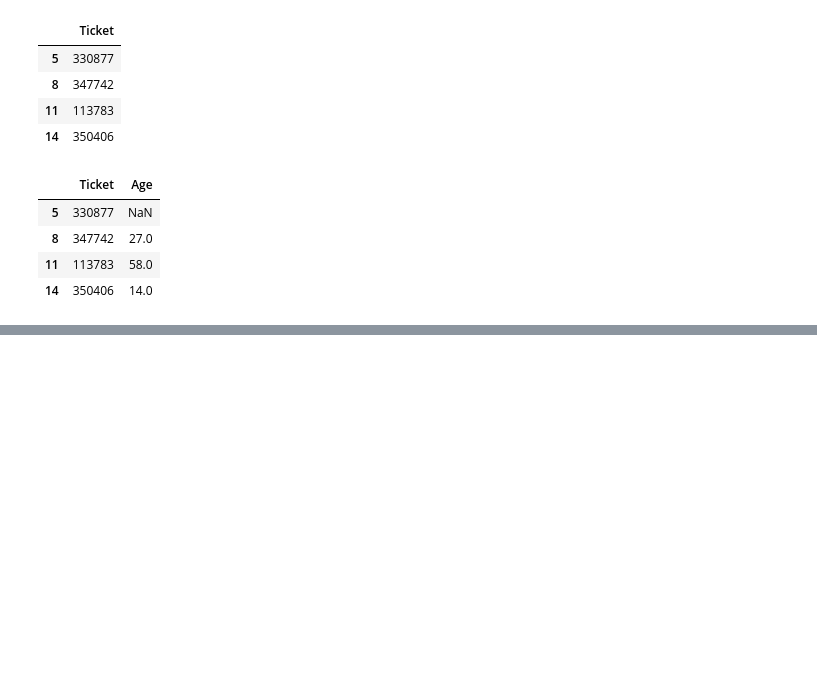
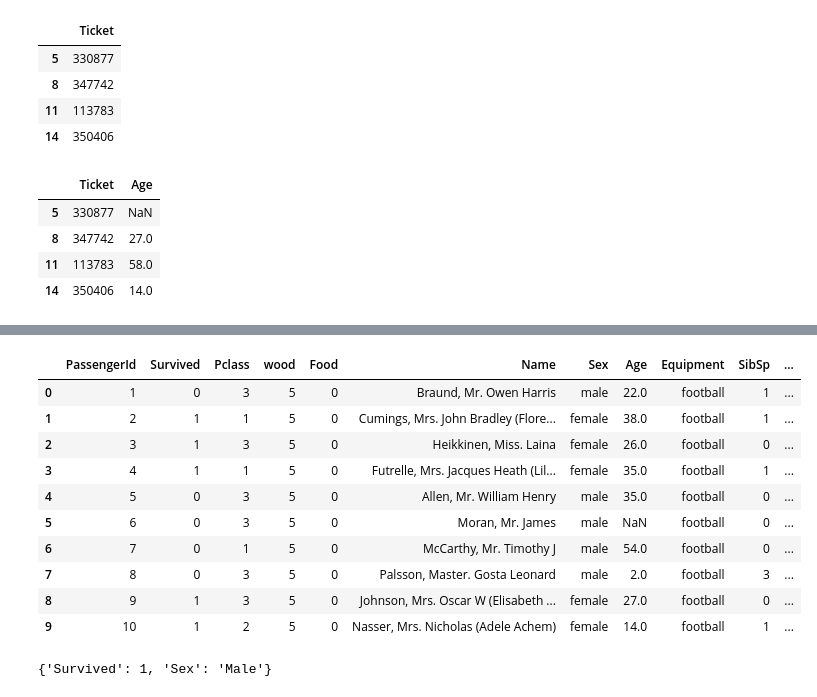
Before and after one commit to bilalramzan01/AI-Engineering-by-The-iScale, a Jupyter notebook: Python for Ai Engineering/Unit 13 - PANDAS/PANDAS.ipynb, the cells around one changed output, grey strips where cells are left out. Saved outputs shown, nothing was run; the diff lists cells and outputs as text; code cells hidden in the pictures; blank space fills up the shorter version.

```diff
--- a/Python for Ai Engineering/Unit 13 - PANDAS/PANDAS.ipynb
+++ b/Python for Ai Engineering/Unit 13 - PANDAS/PANDAS.ipynb
@@ -170,0 +180,5 @@ df[['Ticket', 'Age']][5:15:3]
+# %%
+# Add custom column at the end
+
+df['Bilal'] = 3
+df.head()
@@ -170,0 +192,5 @@ df[['Ticket', 'Age']][5:15:3]
+# %%
+# Add custom column at any place
+
+df.insert( loc=3 , column = 'wood', value =5)
+df.head()
@@ -170,0 +204,24 @@ df[['Ticket', 'Age']][5:15:3]
+# %%
+df.insert(loc = 8, column = 'Equipment', value = "football")
+df.head(10)
+# %% [output]
+|  | PassengerId | Survived | Pclass | wood | Food | Name | Sex | Age | Equipment | SibSp | ... |
+| 0 | 1 | 0 | 3 | 5 | 0 | Braund, Mr. Owen Harris | male | 22.0 | football | 1 | ... |
+| 1 | 2 | 1 | 1 | 5 | 0 | Cumings, Mrs. John Bradley (Flore... | female | 38.0 | football | 1 | ... |
+| 2 | 3 | 1 | 3 | 5 | 0 | Heikkinen, Miss. Laina | female | 26.0 | football | 0 | ... |
+| 3 | 4 | 1 | 1 | 5 | 0 | Futrelle, Mrs. Jacques Heath (Lil... | female | 35.0 | football | 1 | ... |
+| 4 | 5 | 0 | 3 | 5 | 0 | Allen, Mr. William Henry | male | 35.0 | football | 0 | ... |
+| 5 | 6 | 0 | 3 | 5 | 0 | Moran, Mr. James | male | NaN | football | 0 | ... |
+| 6 | 7 | 0 | 1 | 5 | 0 | McCarthy, Mr. Timothy J | male | 54.0 | football | 0 | ... |
+| 7 | 8 | 0 | 3 | 5 | 0 | Palsson, Master. Gosta Leonard | male | 2.0 | football | 3 | ... |
+| 8 | 9 | 1 | 3 | 5 | 0 | Johnson, Mrs. Oscar W (Elisabeth ... | female | 27.0 | football | 0 | ... |
+| 9 | 10 | 1 | 2 | 5 | 0 | Nasser, Mrs. Nicholas (Adele Achem) | female | 14.0 | football | 1 | ... |
+# %%
+new_row = {
+    'Survived' : 1,
+    'Sex': 'Male'
+    }
+
+print(new_row)
+# %% [output]
+{'Survived': 1, 'Sex': 'Male'}
```
Also changed, not shown: parts of 5 cells of this notebook.
